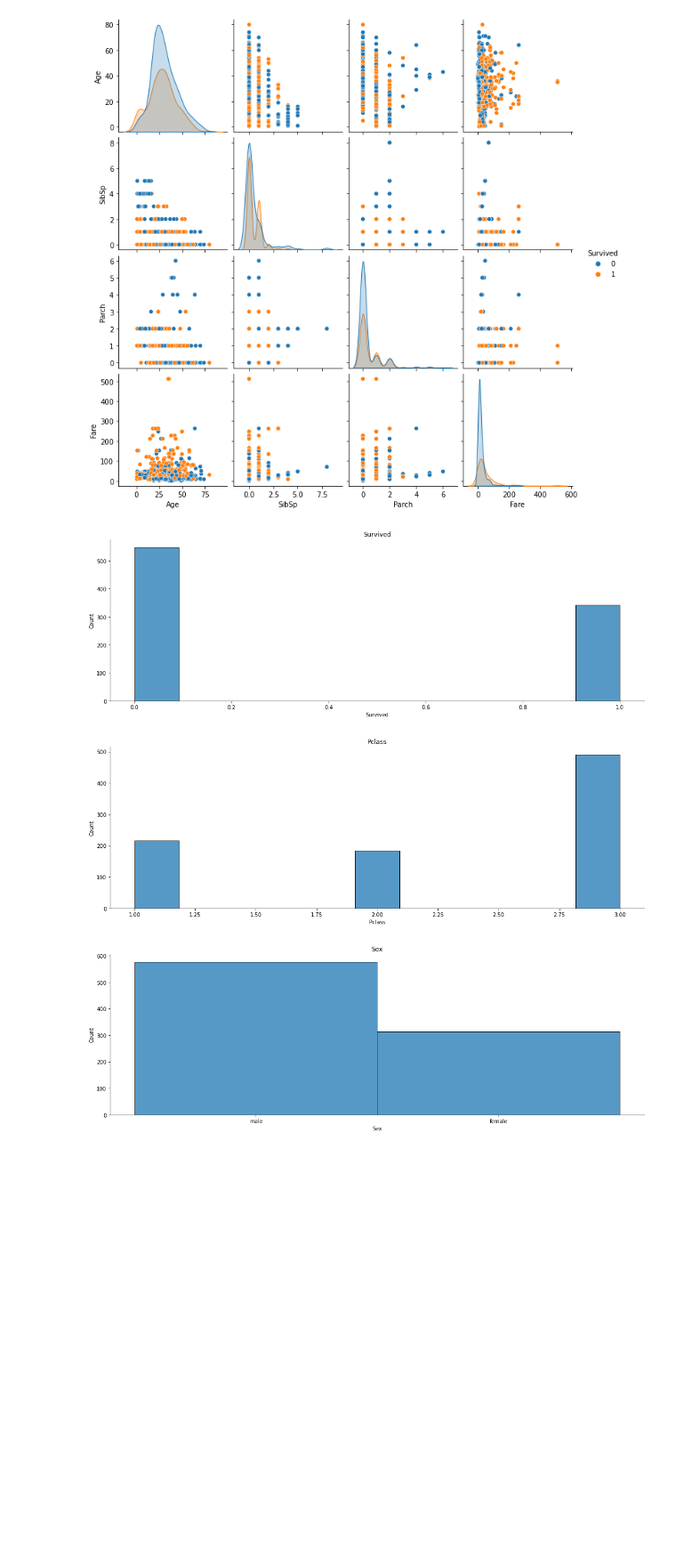
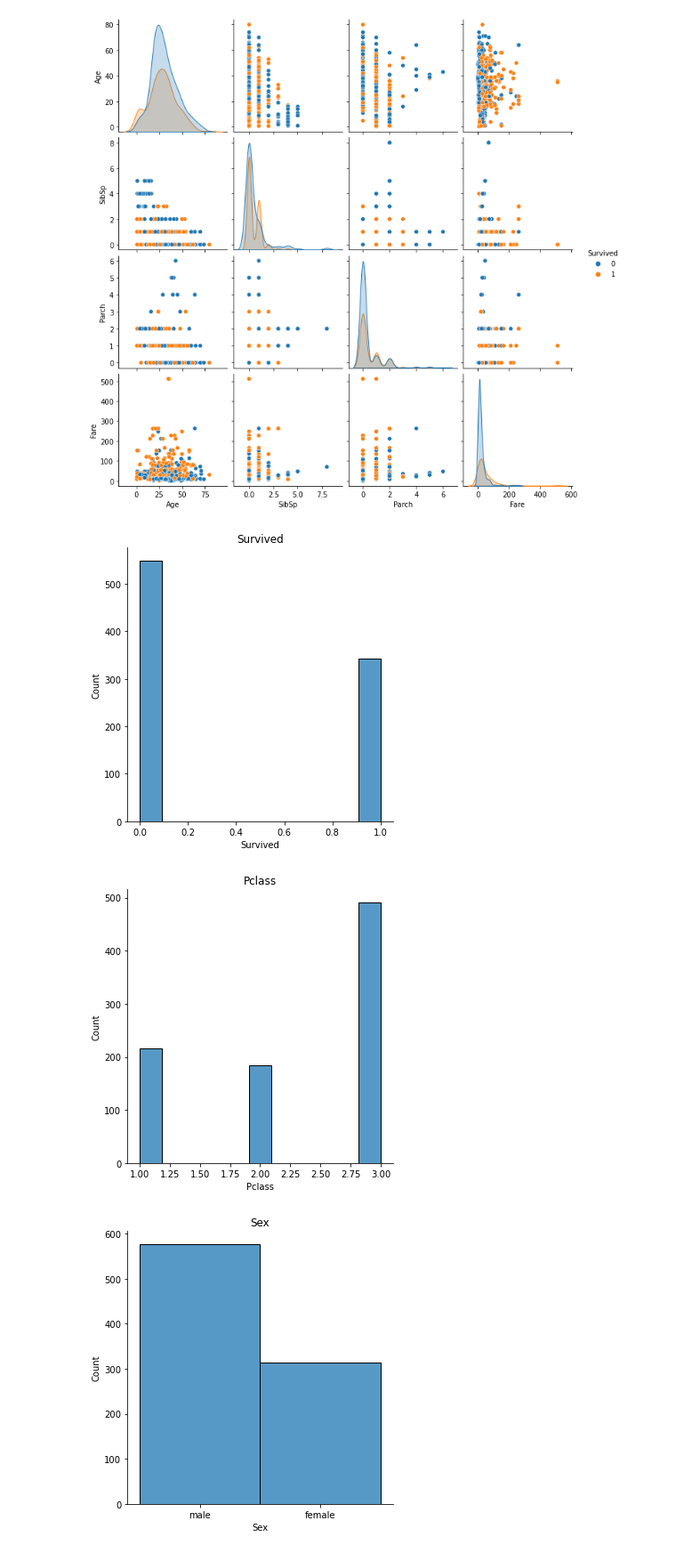
Before and after one commit to iwutung/Titanic-Machine-Learning-from-Disaster, a Jupyter notebook: Titanic-notebook.ipynb, the cells around one changed output. Shown at 89% size. Drawn from its saved outputs; the diff is of its cells as text; code cells hidden in the pictures; blank space fills up the shorter version.

```diff
--- a/Titanic-notebook.ipynb
+++ b/Titanic-notebook.ipynb
@@ -133,10 +91,10 @@ plt.show()
 # %%
 # Distribution Plots for categorical variables
 for i in train_cat.columns:
-    sns.displot(train_cat[i], aspect=3)
+    sns.displot(train_cat[i])
     plt.title(i)
     plt.show()
 # %% [output]
-[figure, old version]
+[figure, new version]
-[figure, old version]
+[figure, new version]
-[figure, old version]
+[figure, new version]
```
Also changed, not shown: parts of 11 cells of this notebook.
